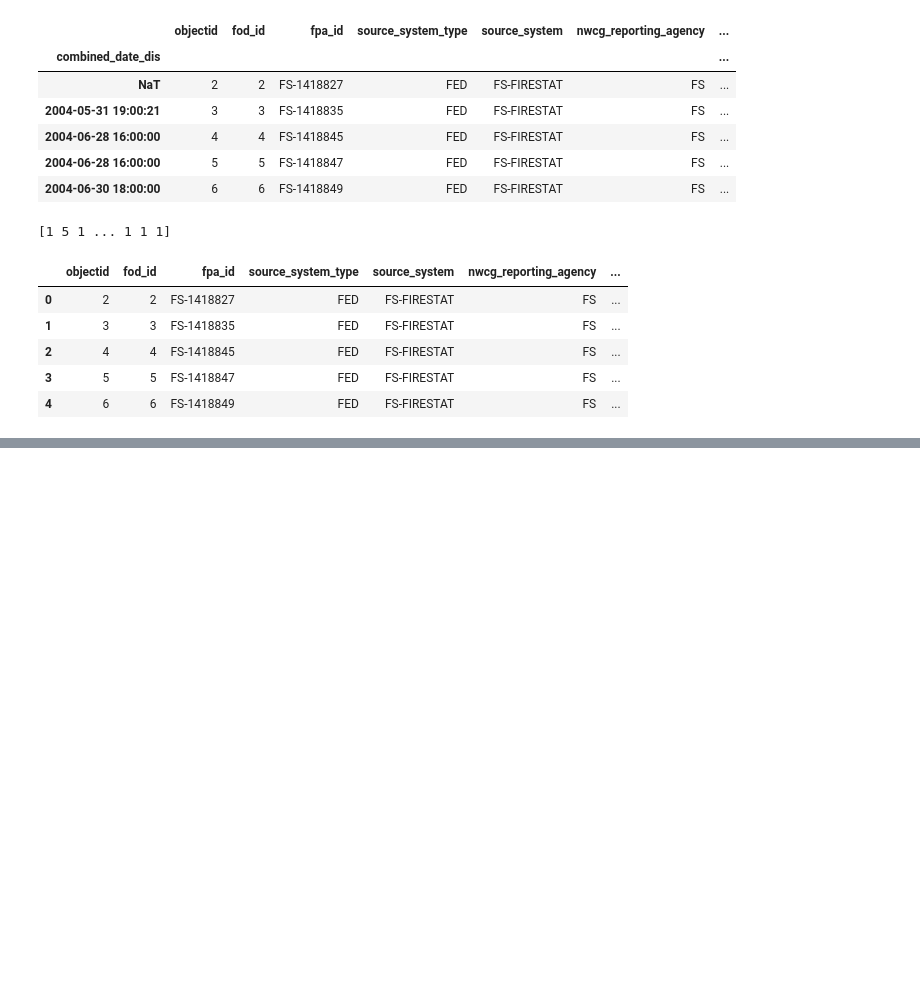
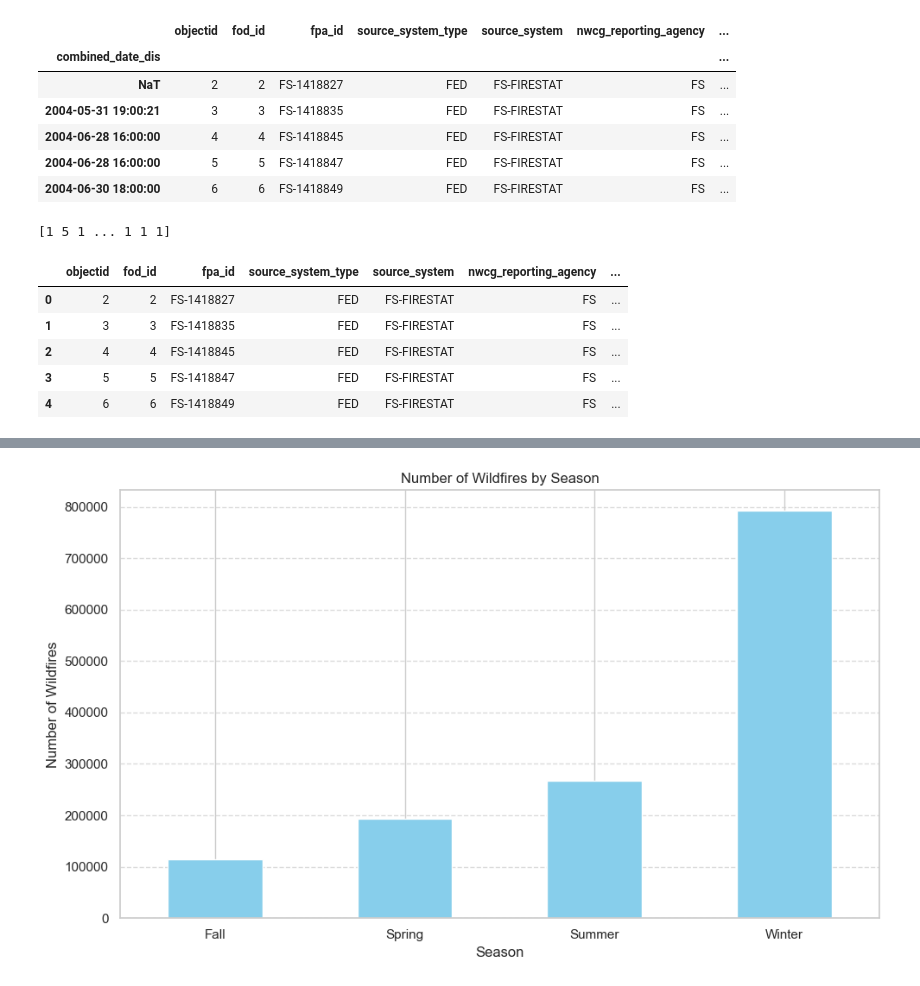
Before and after one commit to jli82/wildfire-analysis, a Jupyter notebook: main.ipynb, the cells around one changed output, grey strips where cells are left out. Cells and saved outputs as stored; diff of their text form; code cells hidden in the pictures; blank space fills up the shorter version.

```diff
--- a/main.ipynb
+++ b/main.ipynb
@@ -537,0 +580,34 @@ export_df.to_csv('final_df_with_results.csv', index=False)
+# %%
+import pandas as pd
+import matplotlib.pyplot as plt
+
+final_df['combined_date_con'] = pd.to_datetime(final_df['combined_date_con'])
+
+def get_season(month):
+    if month in [3, 4, 5]:
+        return 'Spring'
+    elif month in [6, 7, 8]:
+        return 'Summer'
+    elif month in [9, 10, 11]:
+        return 'Fall'
+    else:
+        return 'Winter'
+
+# Create a new column 'season' by mapping each month to its corresponding season
+final_df['season'] = final_df['combined_date_con'].dt.month.map(get_season)
+
+# Group the DataFrame by season and calculate the number of occurrences in each season
+seasonal_counts = final_df.groupby('season').size()
+
+# Plotting
+plt.figure(figsize=(10, 6))
+seasonal_counts.plot(kind='bar', color='skyblue')
+plt.title('Number of Wildfires by Season')
+plt.xlabel('Season')
+plt.ylabel('Number of Wildfires')
+plt.xticks(rotation=0)  # Rotate x-axis labels if necessary
+plt.grid(axis='y', linestyle='--', alpha=0.7)
+plt.tight_layout()
+plt.show()
+# %% [output]
+[figure, added]
```
Also changed, not shown: parts of 14 cells of this notebook.
